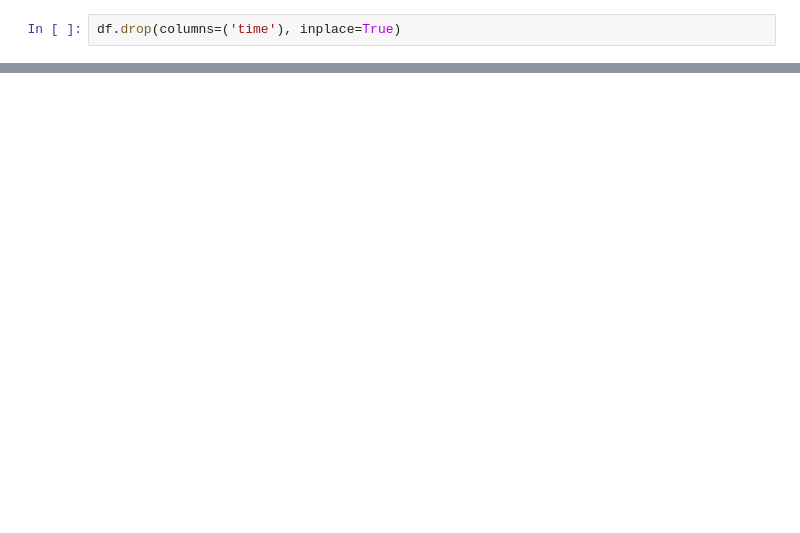
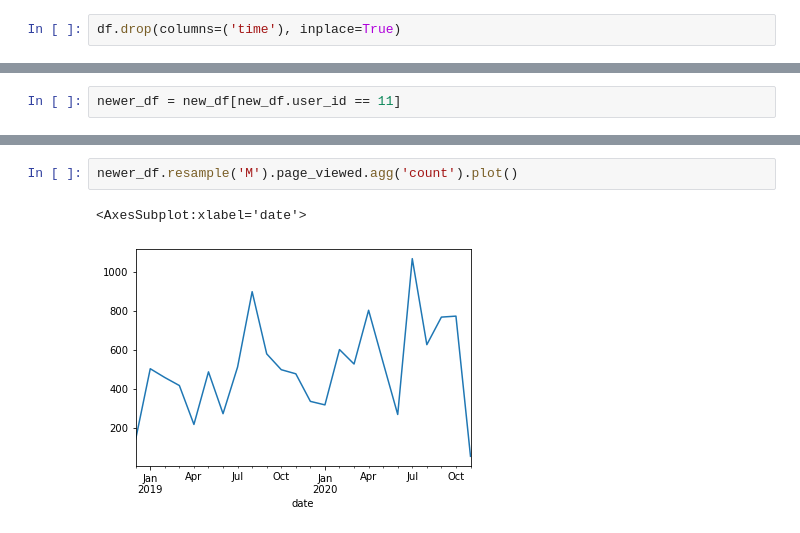
Before and after one commit to matt-c-knight/anomaly-detection-exercises, a Jupyter notebook: time_series_anomaly_detection.ipynb, the cells around one changed output, grey strips where cells are left out. Cells and saved outputs as stored; diff of their text form; blank space fills up the shorter version.

```diff
--- a/time_series_anomaly_detection.ipynb
+++ b/time_series_anomaly_detection.ipynb
@@ -130,0 +562,2 @@ Name: page_viewed, Length: 2060, dtype: int64
+# %%
+newer_df = new_df[new_df.user_id == 11]
@@ -130,0 +568,5 @@ Name: page_viewed, Length: 2060, dtype: int64
+# %%
+newer_df.resample('M').page_viewed.agg('count').plot()
+# %% [output]
+<AxesSubplot:xlabel='date'>
+[figure, added]
```
Also changed, not shown: parts of 57 cells of this notebook.
